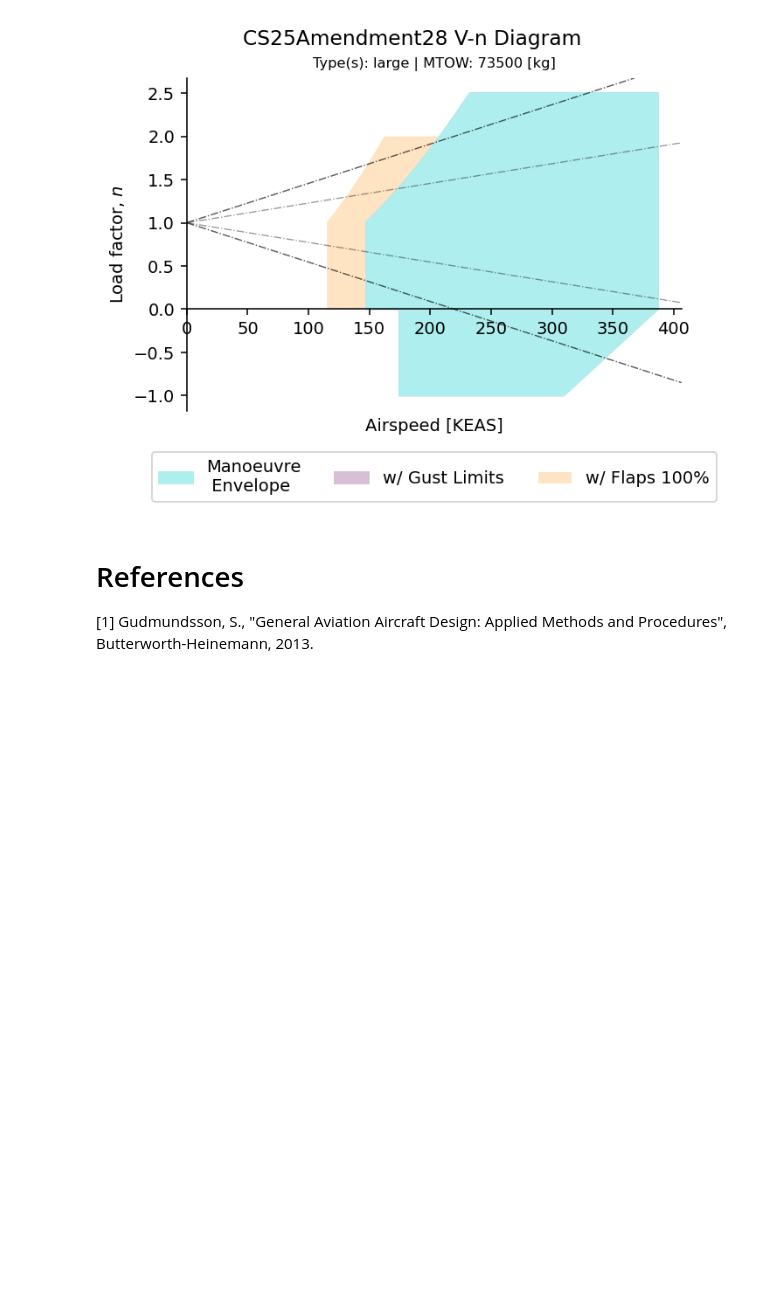
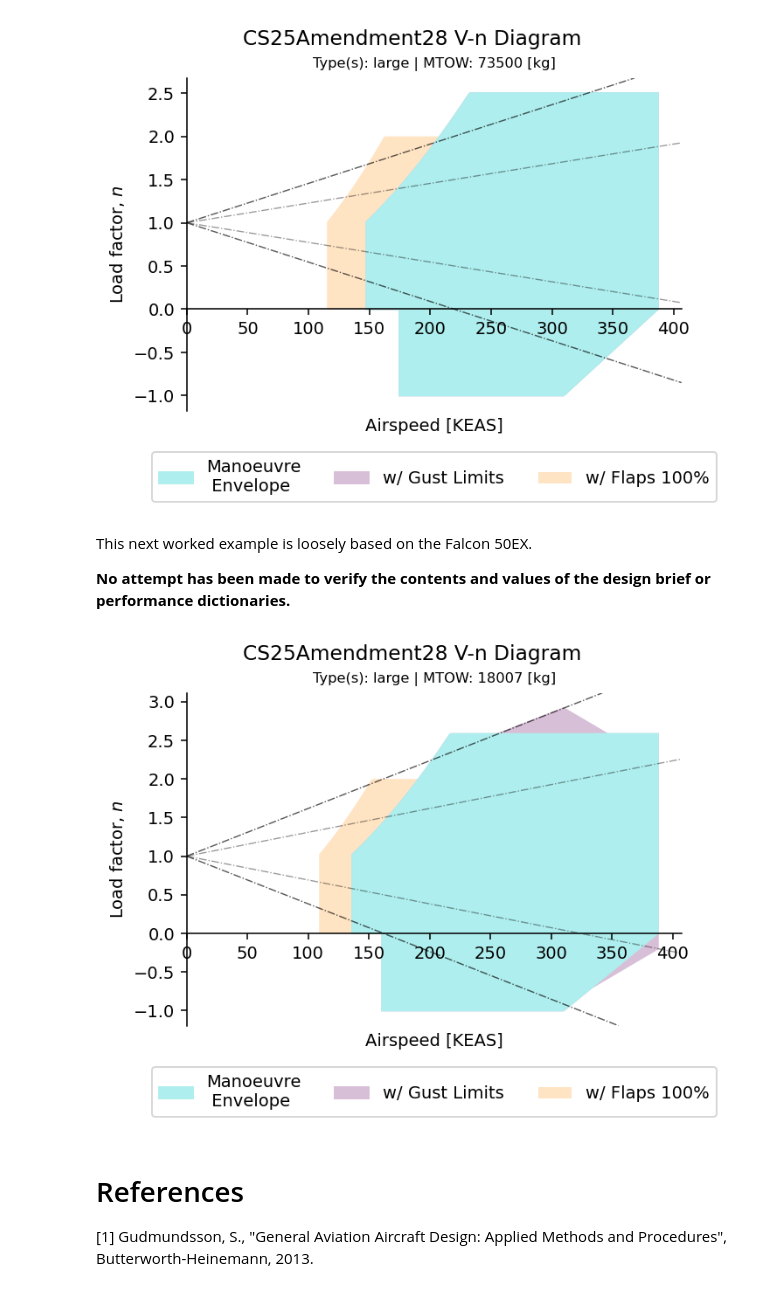
Before and after one commit to yaseen157/ADRpy, a Jupyter notebook: docs/ADRpy/notebooks/Constructing V-n diagrams in ADRpy.ipynb, the cells around one changed output. Saved outputs shown, nothing was run; the diff lists cells and outputs as text; code cells hidden in the pictures; blank space fills up the shorter version.

Commit message:
New V-n example

```diff
--- a/docs/ADRpy/notebooks/Constructing V-n diagrams in ADRpy.ipynb
+++ b/docs/ADRpy/notebooks/Constructing V-n diagrams in ADRpy.ipynb
@@ -252,6 +254,43 @@ A320cs25spec = aw.CS25Amendment28(A320concept)
 fig, ax = A320cs25spec.plot_Vn(weightfraction=1)
 # %% [output]
 [figure]
+# %% [markdown]
+This next worked example is loosely based on the Falcon 50EX.
+
+**No attempt has been made to verify the contents and values of the design brief or performance dictionaries.**
+# %%
+designbrief = {"vstallclean_kcas": 135, "cruisespeed_ktas": 488, "cruisealt_m": 8.5e3, "servceil_m": 12.5e3}
+
+b_ft, S_ft2 = uc.m_ft(18.5), uc.m2_ft2(46.3)
+
+designdef = {
+    "aspectratio": b_ft ** 2 / S_ft2,
+    "weight_n": uc.kg_N(18_007)
+}
+
+designperf = {
+    "CLmax": 1.4, "CLmin": -1, "CLalpha": 6.0,
+    "CLmaxHL": 2.2
+}
+
+from ADRpy import atmospheres as at
+designatm = at.Atmosphere()  # set the design atmosphere to a zero-offset ISA
+
+designpropulsion = "TurbofanHiBPR"
+
+falcon50 = ca.AircraftConcept(
+    brief=designbrief,
+    design=designdef,
+    performance=designperf,
+    atmosphere=designatm,
+    propulsion=designpropulsion
+)
+
+falcon50cs25spec = aw.CS25Amendment28(falcon50)
+
+fig, ax = falcon50cs25spec.plot_Vn(weightfraction=1)
+# %% [output]
+[figure, added]
 # %% [markdown]
 # References
 
```
Also changed, not shown: parts of 1 cell of this notebook.
